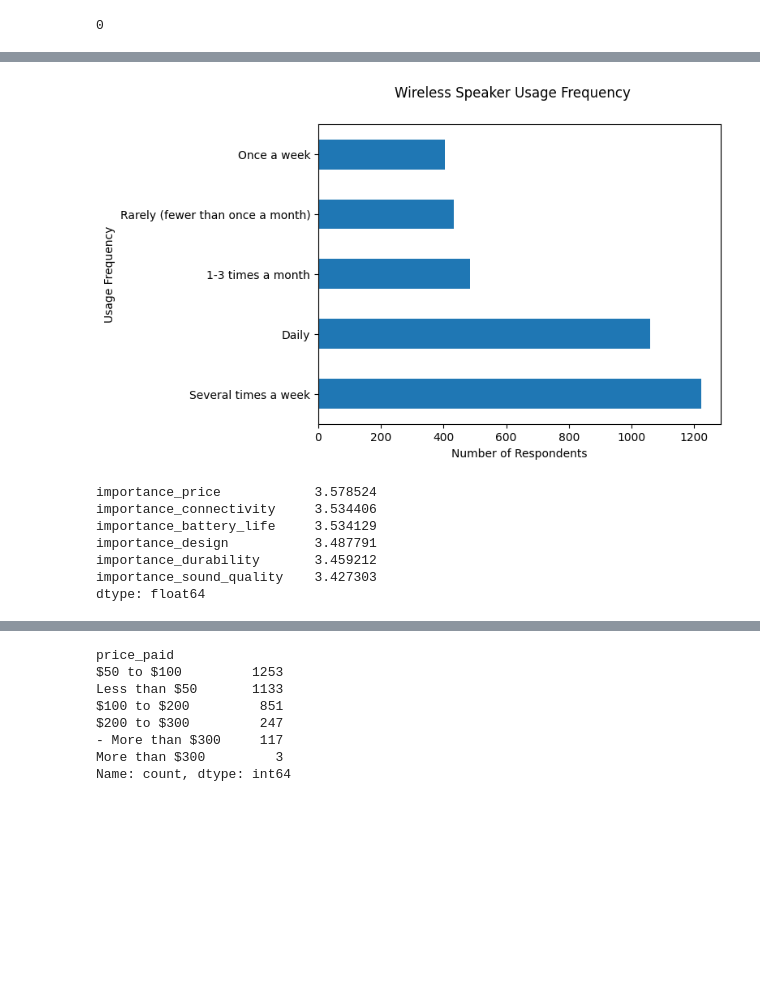
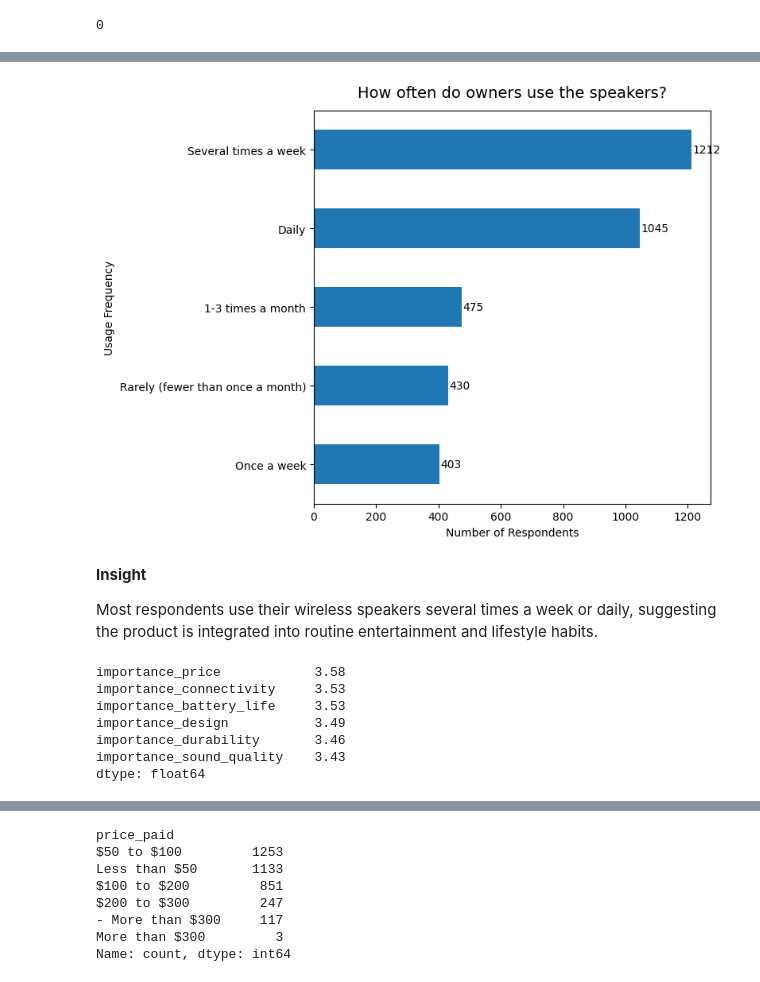
Before and after one commit to uwn-online/Customer-insight-analysis, a Jupyter notebook: notebooks/customer_insight_analysis.ipynb, the cells around one changed output, grey strips where cells are left out. Drawn from its saved outputs; the diff is of its cells as text; code cells hidden in the pictures; blank space fills up the shorter version.

Commit message:
Add insights

```diff
--- a/notebooks/customer_insight_analysis.ipynb
+++ b/notebooks/customer_insight_analysis.ipynb
@@ -254,12 +256,35 @@ Exploratory Data Analysis
 # %%
 # graph showing usage frequency among wireless speaker owners
 
-df_users['usage_frequency'].value_counts().plot(kind='barh')
-plt.ylabel("Usage Frequency")
-plt.xlabel("Number of Respondents")
-plt.suptitle("Wireless Speaker Usage Frequency");
+# Data
+usage_counts = df_users['usage_frequency'].value_counts().sort_values()
+
+# Create figure
+fig, ax = plt.subplots(figsize=(8,6))
+
+# Plot
+usage_counts.plot(kind='barh', ax=ax)
+
+# Labels
+ax.set_title("How often do owners use the speakers?", fontsize=14, pad=12)
+ax.set_xlabel("Number of Respondents")
+ax.set_ylabel("Usage Frequency")
+
+# Add data labels
+for container in ax.containers:
+    ax.bar_label(container, padding=1)
+
+# Layout
+plt.tight_layout()
+
+plt.show()
 # %% [output]
-[figure, old version]
+[figure, new version]
+# %% [markdown]
+**Insight**
+
+Most respondents use their wireless speakers several times a week or daily,
+suggesting the product is integrated into routine entertainment and lifestyle habits.
 # %%
 # what features do owners prioritise?
 
@@ -272,13 +297,13 @@ importance_cols = [
 'importance_price'
 ]
 
-df_users[importance_cols].mean().sort_values(ascending=False)
+df_users[importance_cols].mean().sort_values(ascending=False).round(2)
 # %% [output]
-importance_price            3.578524
-importance_connectivity     3.534406
-importance_battery_life     3.534129
-importance_design           3.487791
-importance_durability       3.459212
-importance_sound_quality    3.427303
+importance_price            3.58
+importance_connectivity     3.53
+importance_battery_life     3.53
+importance_design           3.49
+importance_durability       3.46
+importance_sound_quality    3.43
 dtype: float64
 # %%
```
Also changed, not shown: parts of 48 cells of this notebook.
